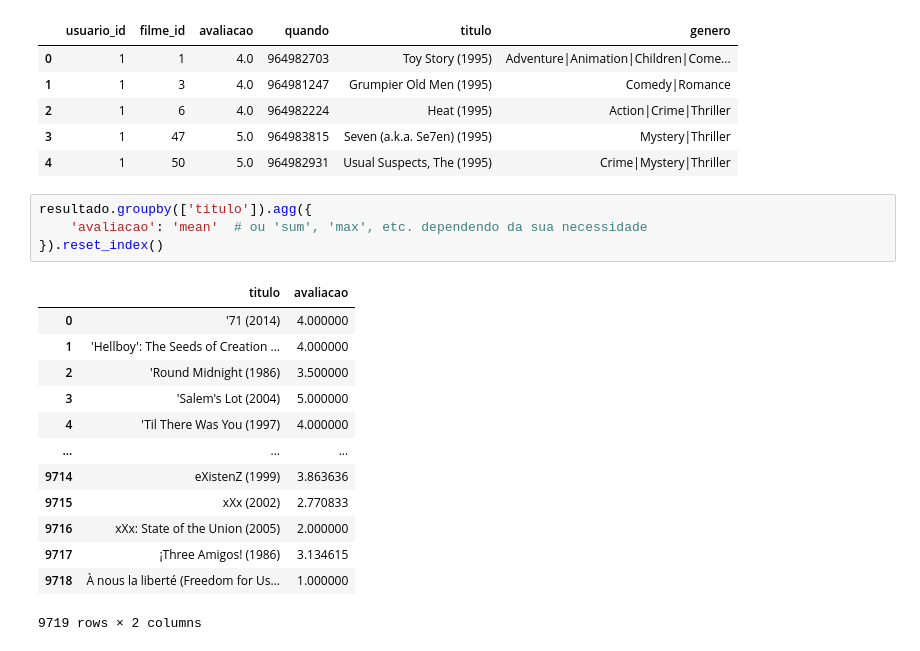
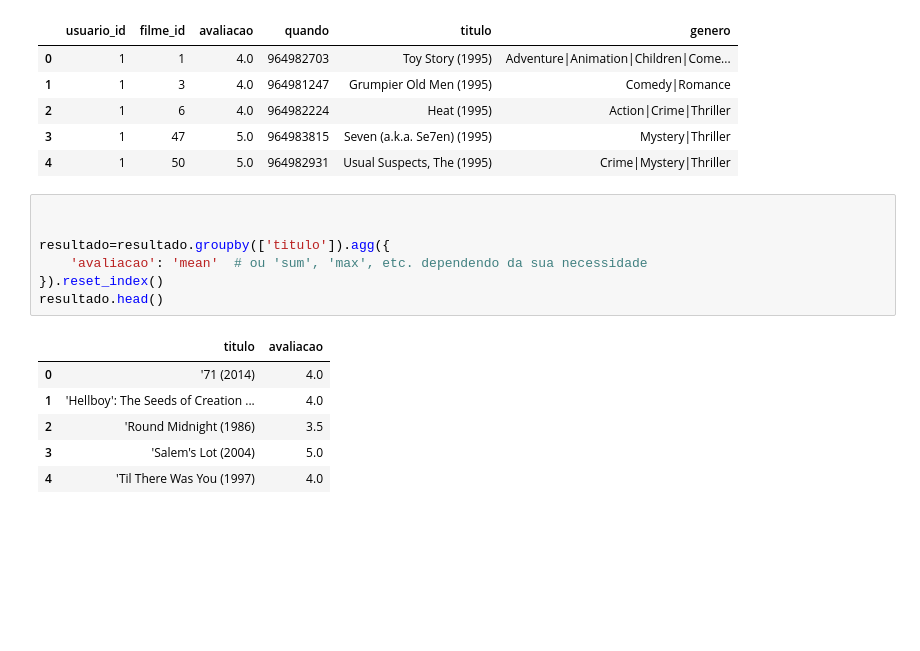
Before and after one commit to ThiagoDFMaia/projeto_final_tarde, a Jupyter notebook: semana_eda/dia_1.ipynb, the cells around one changed output. Drawn from its saved outputs; the diff is of its cells as text; blank space fills up the shorter version.

```diff
--- a/semana_eda/dia_1.ipynb
+++ b/semana_eda/dia_1.ipynb
@@ -498,23 +500,19 @@ resultado.head()
 | 3 | 1 | 47 | 5.0 | 964983815 | Seven (a.k.a. Se7en) (1995) | Mystery|Thriller |
 | 4 | 1 | 50 | 5.0 | 964982931 | Usual Suspects, The (1995) | Crime|Mystery|Thriller |
 # %%
-resultado.groupby(['titulo']).agg({
+
+
+resultado=resultado.groupby(['titulo']).agg({
     'avaliacao': 'mean'  # ou 'sum', 'max', etc. dependendo da sua necessidade
 }).reset_index()
+resultado.head()
 # %% [output]
 |  | titulo | avaliacao |
-| 0 | '71 (2014) | 4.000000 |
-| 1 | 'Hellboy': The Seeds of Creation ... | 4.000000 |
-| 2 | 'Round Midnight (1986) | 3.500000 |
-| 3 | 'Salem's Lot (2004) | 5.000000 |
-| 4 | 'Til There Was You (1997) | 4.000000 |
-| ... | ... | ... |
-| 9714 | eXistenZ (1999) | 3.863636 |
-| 9715 | xXx (2002) | 2.770833 |
-| 9716 | xXx: State of the Union (2005) | 2.000000 |
-| 9717 | ¡Three Amigos! (1986) | 3.134615 |
-| 9718 | À nous la liberté (Freedom for Us... | 1.000000 |
+| 0 | '71 (2014) | 4.0 |
+| 1 | 'Hellboy': The Seeds of Creation ... | 4.0 |
+| 2 | 'Round Midnight (1986) | 3.5 |
+| 3 | 'Salem's Lot (2004) | 5.0 |
+| 4 | 'Til There Was You (1997) | 4.0 |
-9719 rows × 2 columns
 # %%
 resultado.plot(kind='hist')
 # %% [output]
```
Also changed, not shown: parts of 4 cells of this notebook, 2 other files.
